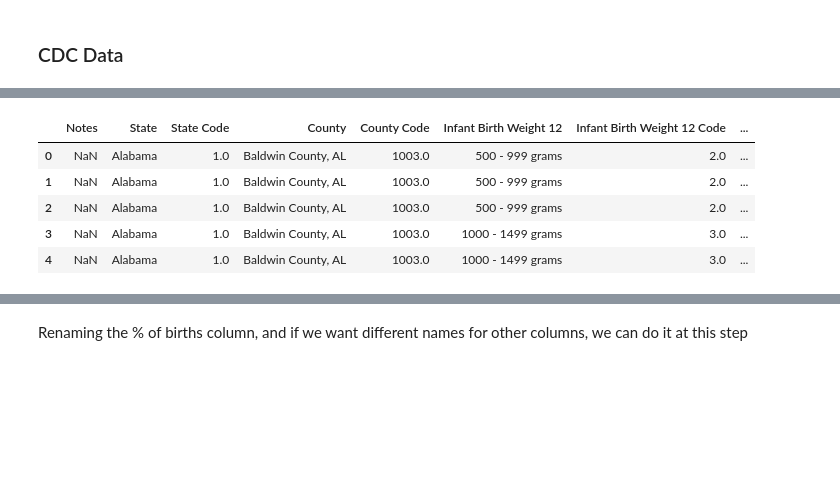
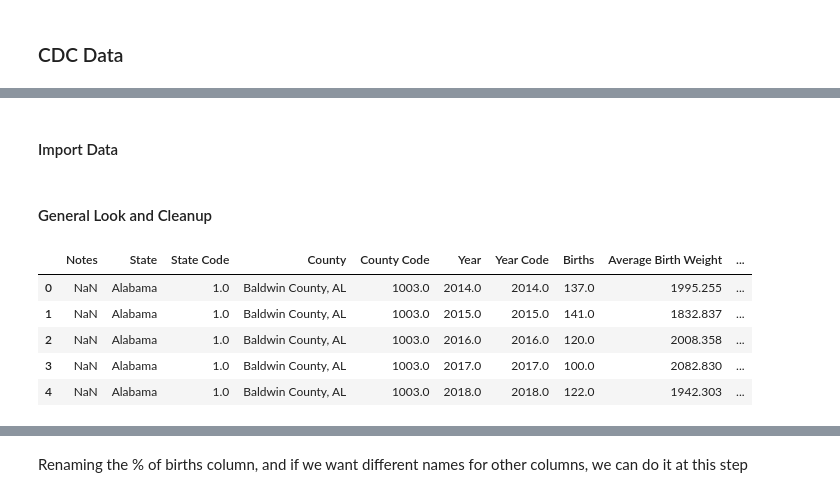
Before and after one commit to wdegraw93/low_birth_weight_vs_aqi_study, a Jupyter notebook: matt.ipynb, the cells around one changed output, grey strips where cells are left out. Saved outputs shown, nothing was run; the diff lists cells and outputs as text; code cells hidden in the pictures; blank space fills up the shorter version.

```diff
--- a/matt.ipynb
+++ b/matt.ipynb
@@ -160,11 +168,16 @@ Want to import the CDC data and compare the counties.
+# %% [markdown]
+#### Import Data
 # %%
-cdc = pd.read_csv('data/Natality_by_year_2007-2021.txt', sep='\t')
+cdc_low = pd.read_csv('data/Natality_low_2007-2021.txt', sep='\t')
+cdc_all = pd.read_csv('data/Natality_all_2007-2021.txt', sep='\t')
+# %% [markdown]
+#### General Look and Cleanup
 # %%
-cdc.head()
+cdc_low.head()
 # %% [output]
-|  | Notes | State | State Code | County | County Code | Infant Birth Weight 12 | Infant Birth Weight 12 Code | ... |
-| 0 | NaN | Alabama | 1.0 | Baldwin County, AL | 1003.0 | 500 - 999 grams | 2.0 | ... |
-| 1 | NaN | Alabama | 1.0 | Baldwin County, AL | 1003.0 | 500 - 999 grams | 2.0 | ... |
-| 2 | NaN | Alabama | 1.0 | Baldwin County, AL | 1003.0 | 500 - 999 grams | 2.0 | ... |
-| 3 | NaN | Alabama | 1.0 | Baldwin County, AL | 1003.0 | 1000 - 1499 grams | 3.0 | ... |
-| 4 | NaN | Alabama | 1.0 | Baldwin County, AL | 1003.0 | 1000 - 1499 grams | 3.0 | ... |
+|  | Notes | State | State Code | County | County Code | Year | Year Code | Births | Average Birth Weight | ... |
+| 0 | NaN | Alabama | 1.0 | Baldwin County, AL | 1003.0 | 2014.0 | 2014.0 | 137.0 | 1995.255 | ... |
+| 1 | NaN | Alabama | 1.0 | Baldwin County, AL | 1003.0 | 2015.0 | 2015.0 | 141.0 | 1832.837 | ... |
+| 2 | NaN | Alabama | 1.0 | Baldwin County, AL | 1003.0 | 2016.0 | 2016.0 | 120.0 | 2008.358 | ... |
+| 3 | NaN | Alabama | 1.0 | Baldwin County, AL | 1003.0 | 2017.0 | 2017.0 | 100.0 | 2082.830 | ... |
+| 4 | NaN | Alabama | 1.0 | Baldwin County, AL | 1003.0 | 2018.0 | 2018.0 | 122.0 | 1942.303 | ... |
```
Also changed, not shown: parts of 67 cells of this notebook, 2 other files.
